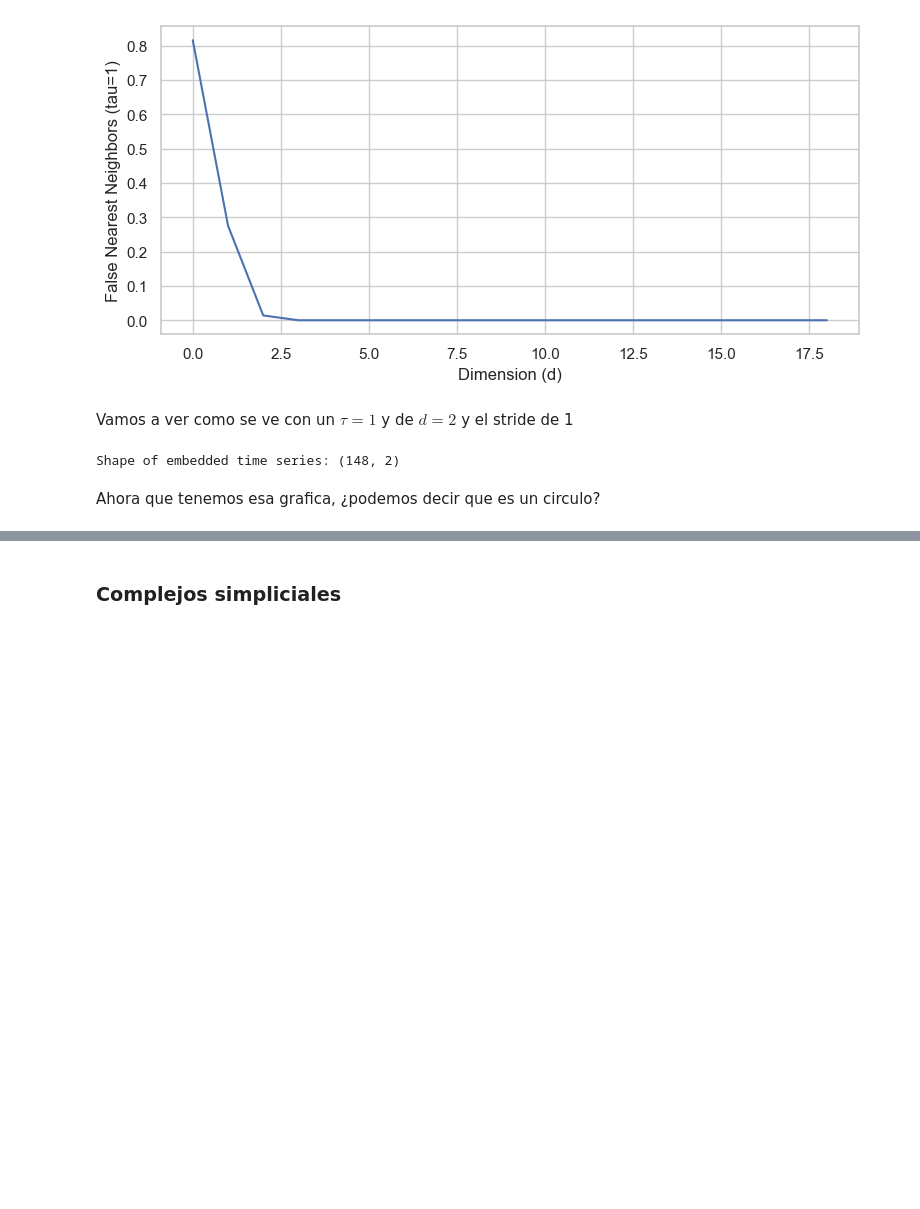
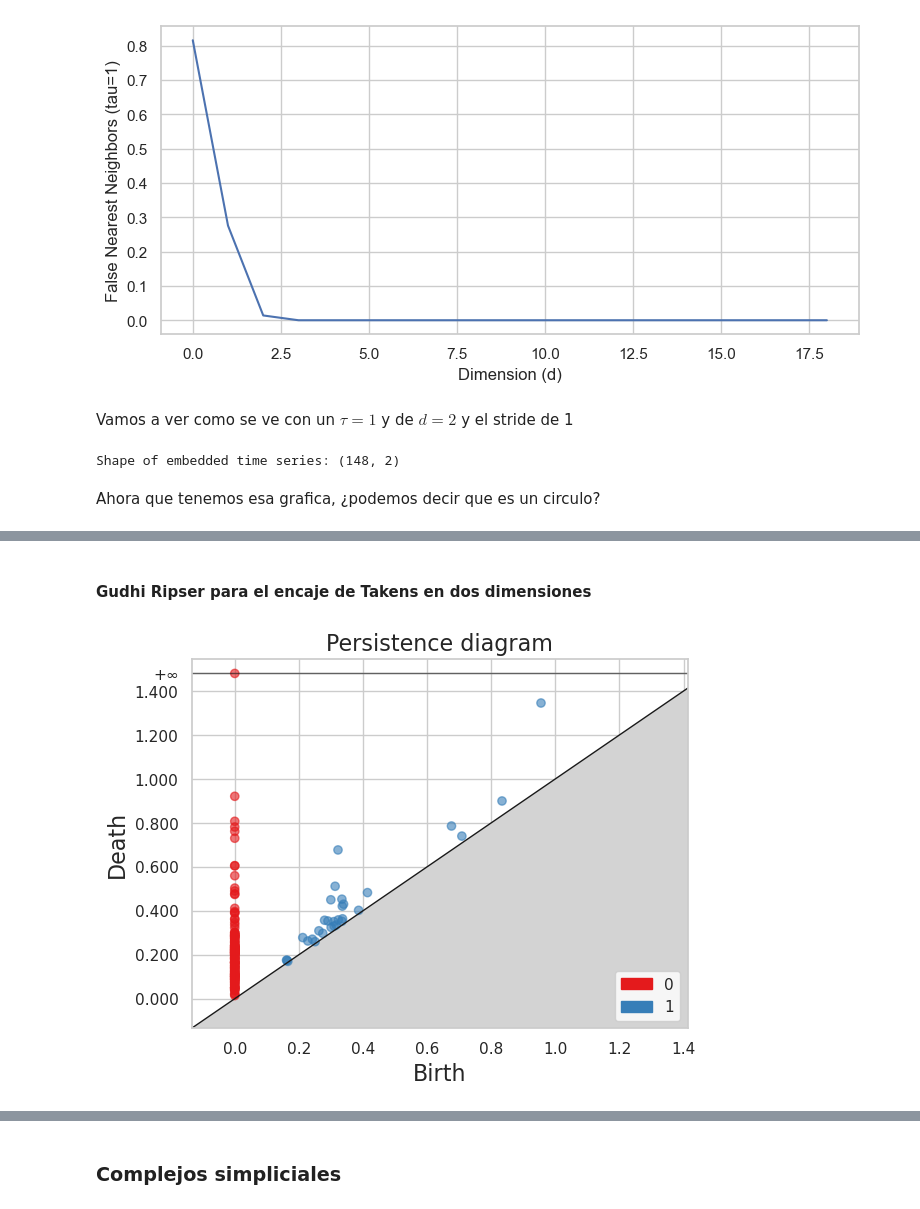
Before and after one commit to CastroMaster10/ENSO-Persistence-analysis, a Jupyter notebook: main.ipynb, the cells around one changed output, grey strips where cells are left out. Cells and saved outputs as stored; diff of their text form; code cells hidden in the pictures; blank space fills up the shorter version.

```diff
--- a/main.ipynb
+++ b/main.ipynb
@@ -236,0 +250,2 @@ Ahora que tenemos esa grafica, ¿podemos decir que es un circulo?
+# %% [markdown]
+#### Gudhi Ripser para el encaje de Takens en dos dimensiones
@@ -236,0 +257,8 @@ Ahora que tenemos esa grafica, ¿podemos decir que es un circulo?
+# %%
+skeletonCirc=gd.RipsComplex(points=y_periodic_embedded, max_edge_length = 2)
+Rips_simplex_tree_Circ = skeletonCirc.create_simplex_tree(max_dimension = 2)
+Barcodes_Rips_Circ = Rips_simplex_tree_Circ.persistence()
+gd.plot_persistence_diagram(Barcodes_Rips_Circ);
+plt.show()
+# %% [output]
+[figure, added]
```
Also changed, not shown: parts of 8 cells of this notebook.
